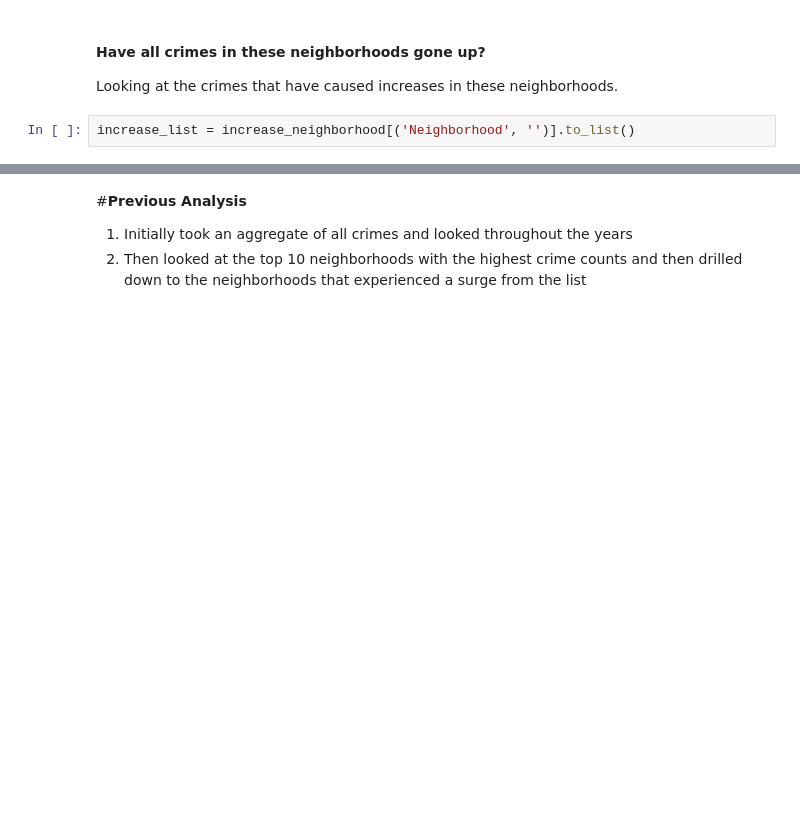
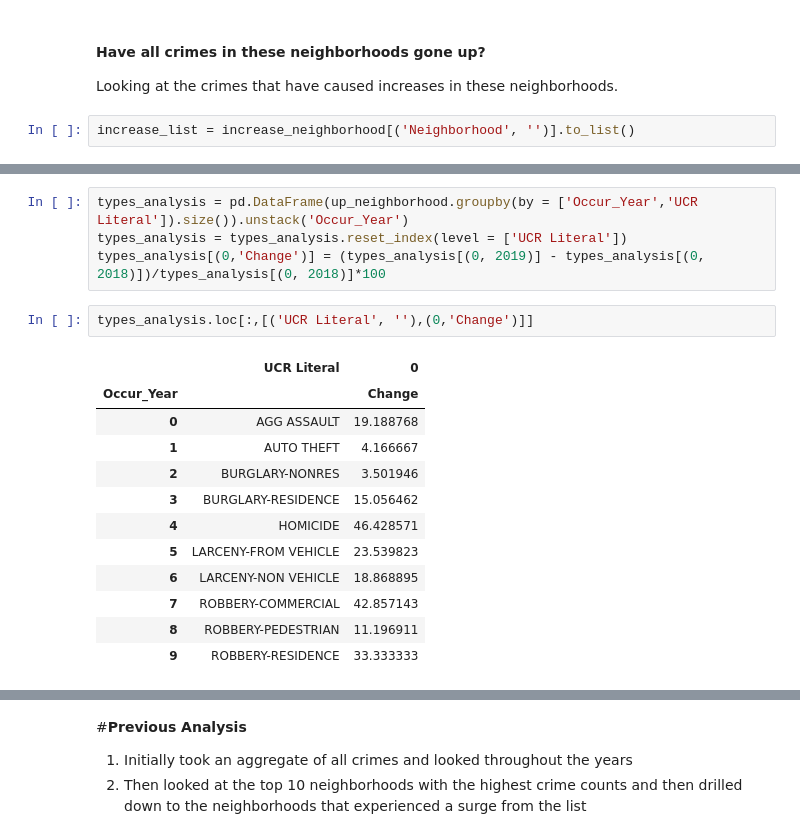
Before and after one commit to jiobu1/DS-Unit-1-Sprint-4-Data-Storytelling-Portfolio-Project, a Jupyter notebook: Jisha_Obukwelu_Unit_1_Data_Storytelling_Project.ipynb, the cells around one changed output, grey strips where cells are left out. Cells and saved outputs as stored; diff of their text form; blank space fills up the shorter version.

```diff
--- a/Jisha_Obukwelu_Unit_1_Data_Storytelling_Project.ipynb
+++ b/Jisha_Obukwelu_Unit_1_Data_Storytelling_Project.ipynb
@@ -499,0 +601,19 @@ up_neighborhood
+# %%
+types_analysis = pd.DataFrame(up_neighborhood.groupby(by = ['Occur_Year','UCR Literal']).size()).unstack('Occur_Year')
+types_analysis = types_analysis.reset_index(level = ['UCR Literal'])
+types_analysis[(0,'Change')] = (types_analysis[(0, 2019)] - types_analysis[(0, 2018)])/types_analysis[(0, 2018)]*100
+# %%
+types_analysis.loc[:,[('UCR Literal', ''),(0,'Change')]]
+# %% [output]
+|  | UCR Literal | 0 |
+| Occur_Year |  | Change |
+| 0 | AGG ASSAULT | 19.188768 |
+| 1 | AUTO THEFT | 4.166667 |
+| 2 | BURGLARY-NONRES | 3.501946 |
+| 3 | BURGLARY-RESIDENCE | 15.056462 |
+| 4 | HOMICIDE | 46.428571 |
+| 5 | LARCENY-FROM VEHICLE | 23.539823 |
+| 6 | LARCENY-NON VEHICLE | 18.868895 |
+| 7 | ROBBERY-COMMERCIAL | 42.857143 |
+| 8 | ROBBERY-PEDESTRIAN | 11.196911 |
+| 9 | ROBBERY-RESIDENCE | 33.333333 |
```
Also changed, not shown: parts of 38 cells of this notebook.
